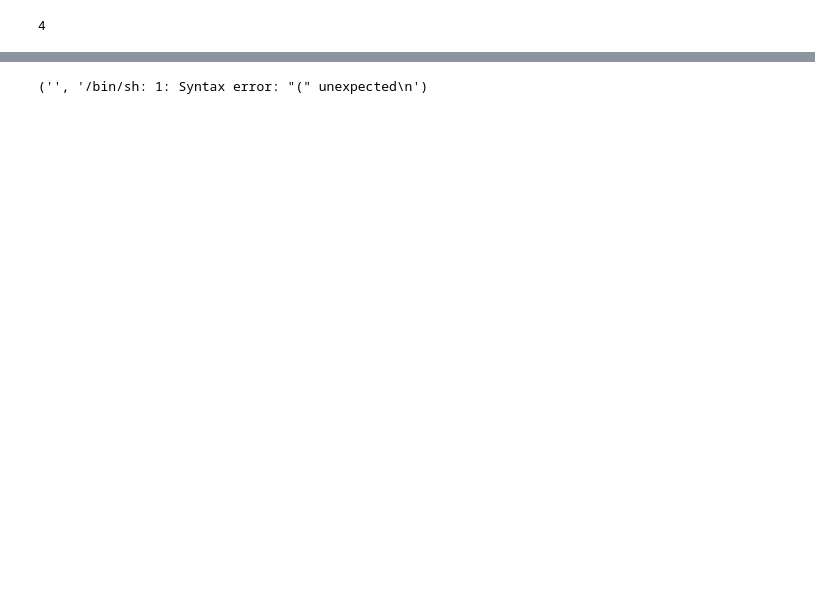
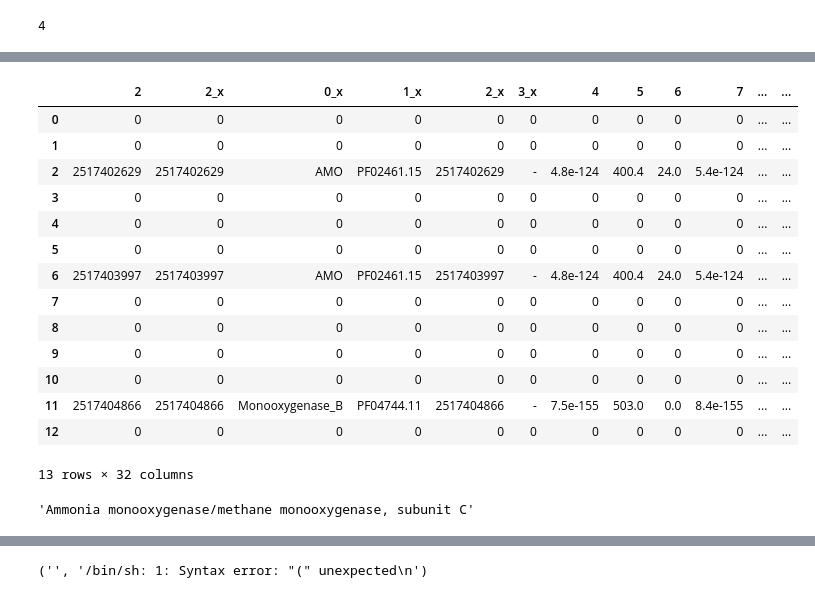
Before and after one commit to nyirock/operon_finder, a Jupyter notebook: gen_func_file_parsing/fasta_iterator.ipynb, the cells around one changed output, grey strips where cells are left out. Drawn from its saved outputs; the diff is of its cells as text; code cells hidden in the pictures; blank space fills up the shorter version.

```diff
--- a/gen_func_file_parsing/fasta_iterator.ipynb
+++ b/gen_func_file_parsing/fasta_iterator.ipynb
@@ -647,0 +817,22 @@ for chunk in chunks:
+# %%
+df
+# %% [output]
+|  | 2 | 2_x | 0_x | 1_x | 2_x | 3_x | 4 | 5 | 6 | 7 | ... | ... |
+| 0 | 0 | 0 | 0 | 0 | 0 | 0 | 0 | 0 | 0 | 0 | ... | ... |
+| 1 | 0 | 0 | 0 | 0 | 0 | 0 | 0 | 0 | 0 | 0 | ... | ... |
+| 2 | 2517402629 | 2517402629 | AMO | PF02461.15 | 2517402629 | - | 4.8e-124 | 400.4 | 24.0 | 5.4e-124 | ... | ... |
+| 3 | 0 | 0 | 0 | 0 | 0 | 0 | 0 | 0 | 0 | 0 | ... | ... |
+| 4 | 0 | 0 | 0 | 0 | 0 | 0 | 0 | 0 | 0 | 0 | ... | ... |
+| 5 | 0 | 0 | 0 | 0 | 0 | 0 | 0 | 0 | 0 | 0 | ... | ... |
+| 6 | 2517403997 | 2517403997 | AMO | PF02461.15 | 2517403997 | - | 4.8e-124 | 400.4 | 24.0 | 5.4e-124 | ... | ... |
+| 7 | 0 | 0 | 0 | 0 | 0 | 0 | 0 | 0 | 0 | 0 | ... | ... |
+| 8 | 0 | 0 | 0 | 0 | 0 | 0 | 0 | 0 | 0 | 0 | ... | ... |
+| 9 | 0 | 0 | 0 | 0 | 0 | 0 | 0 | 0 | 0 | 0 | ... | ... |
+| 10 | 0 | 0 | 0 | 0 | 0 | 0 | 0 | 0 | 0 | 0 | ... | ... |
+| 11 | 2517404866 | 2517404866 | Monooxygenase_B | PF04744.11 | 2517404866 | - | 7.5e-155 | 503.0 | 0.0 | 8.4e-155 | ... | ... |
+| 12 | 0 | 0 | 0 | 0 | 0 | 0 | 0 | 0 | 0 | 0 | ... | ... |
+13 rows × 32 columns
+# %%
+df2[18][0]
+# %% [output]
+'Ammonia monooxygenase/methane monooxygenase, subunit C'
```
Also changed, not shown: parts of 92 cells of this notebook, 3 other files.
